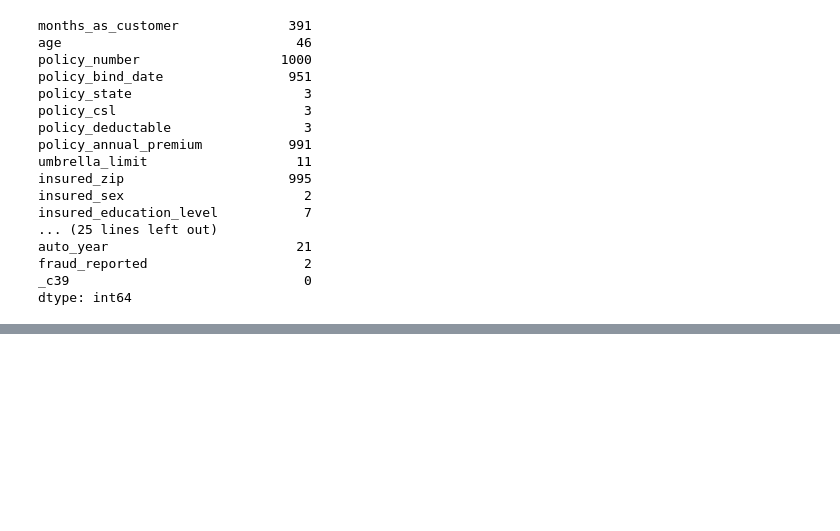
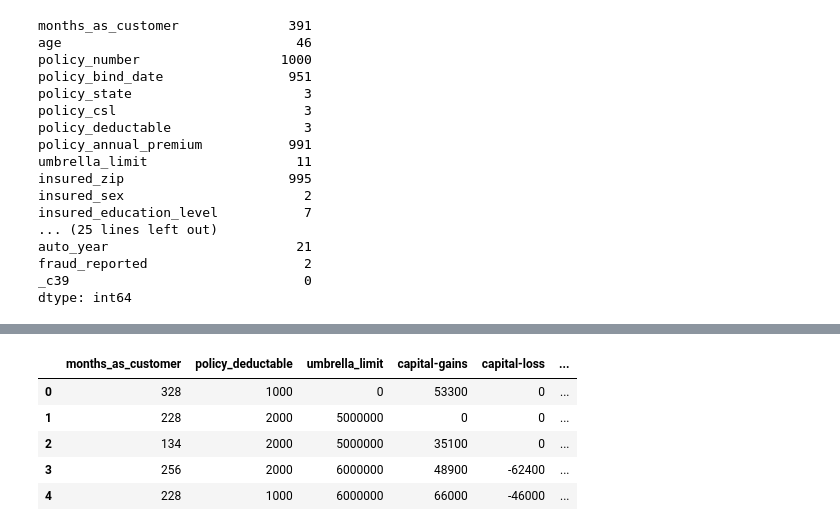
Before and after one commit to michael-099/iCogLabs-training-tasks, a Jupyter notebook: Fraud Detection/fraud_detection.ipynb, the cells around one changed output, grey strips where cells are left out. Drawn from its saved outputs; the diff is of its cells as text; code cells hidden in the pictures; blank space fills up the shorter version.

```diff
--- a/Fraud Detection/fraud_detection.ipynb
+++ b/Fraud Detection/fraud_detection.ipynb
@@ -178,0 +206,11 @@ categorical_data.head()
+# %%
+num_data = X.select_dtypes(include = ['int64'])
+num_data.shape
+num_data.head()
+# %% [output]
+|  | months_as_customer | policy_deductable | umbrella_limit | capital-gains | capital-loss | ... |
+| 0 | 328 | 1000 | 0 | 53300 | 0 | ... |
+| 1 | 228 | 2000 | 5000000 | 0 | 0 | ... |
+| 2 | 134 | 2000 | 5000000 | 35100 | 0 | ... |
+| 3 | 256 | 2000 | 6000000 | 48900 | -62400 | ... |
+| 4 | 228 | 1000 | 6000000 | 66000 | -46000 | ... |
```
Also changed, not shown: parts of 17 cells of this notebook.
